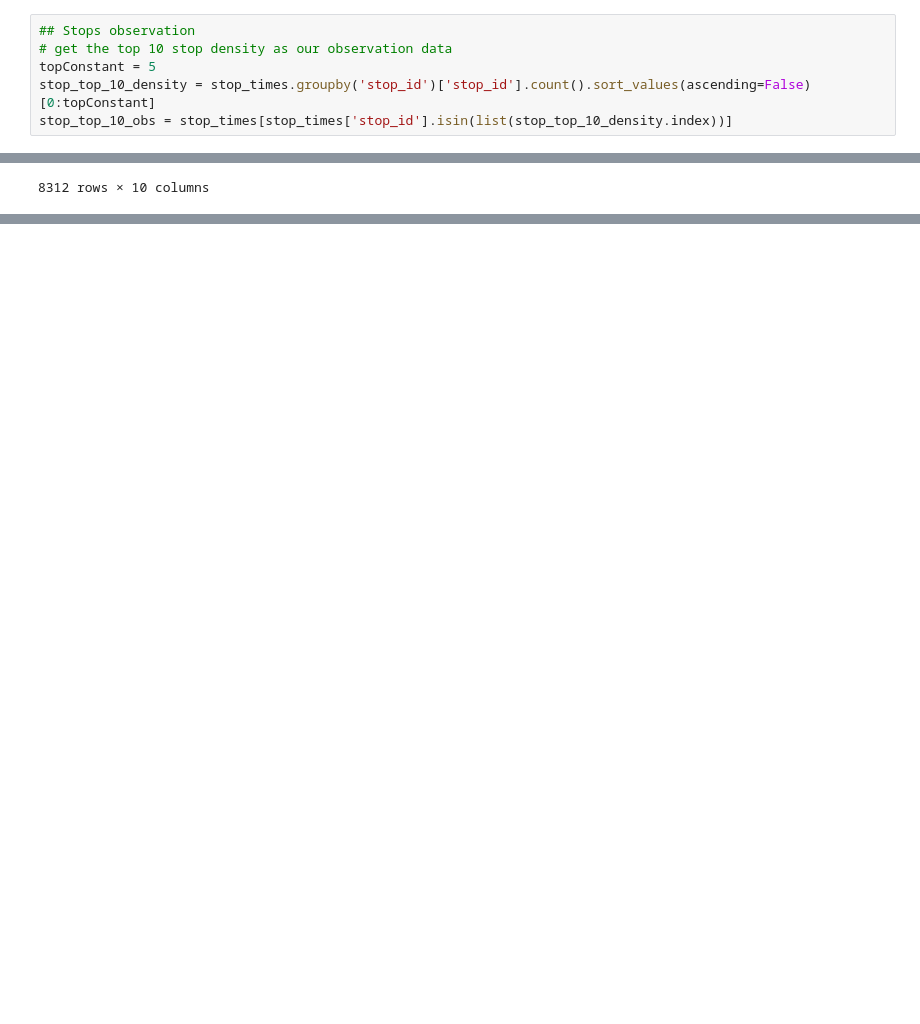
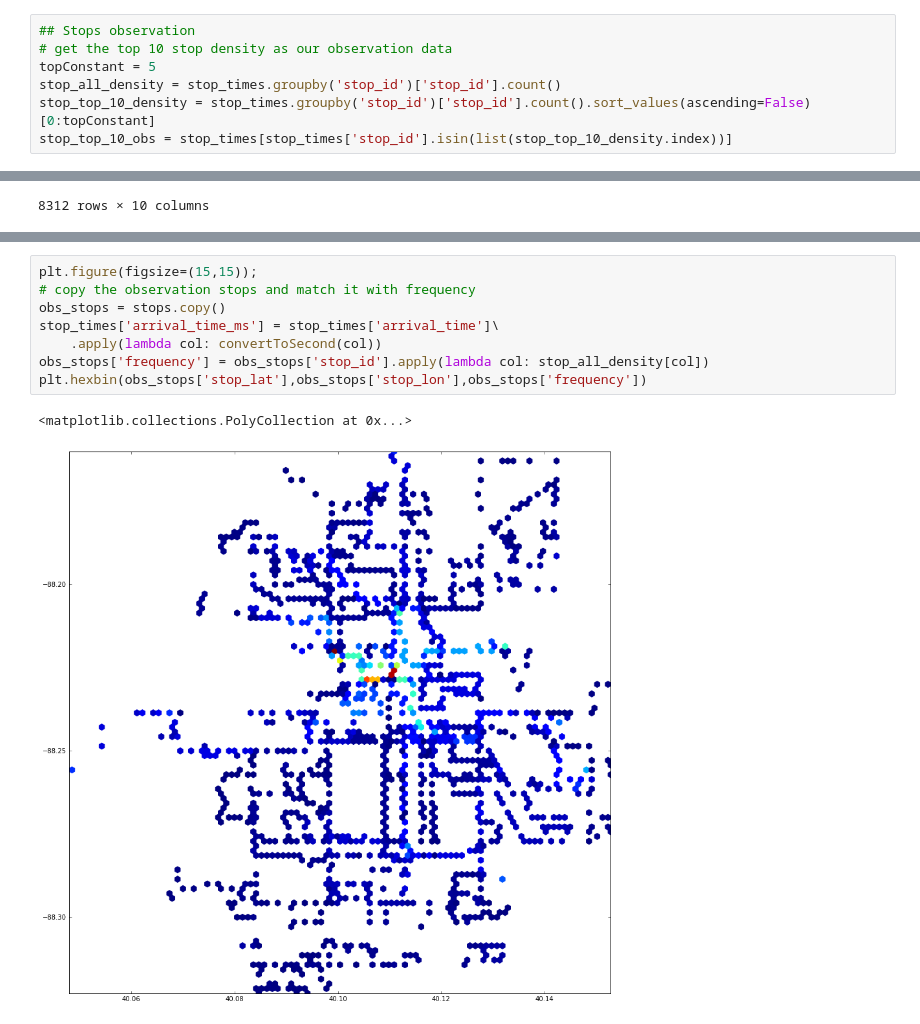
Before and after one commit to nikolausn/project-spring2017, a Jupyter notebook: part1/cumtd.ipynb, the cells around one changed output, grey strips where cells are left out. Drawn from its saved outputs; the diff is of its cells as text; blank space fills up the shorter version.

Commit message:
Stop, Distance, and Travel Time distribution

```diff
--- a/part1/cumtd.ipynb
+++ b/part1/cumtd.ipynb
@@ -270,6 +258,7 @@ list(range(1,11))
 ## Stops observation
 # get the top 10 stop density as our observation data
 topConstant = 5
+stop_all_density = stop_times.groupby('stop_id')['stop_id'].count()
 stop_top_10_density = stop_times.groupby('stop_id')['stop_id'].count().sort_values(ascending=False)[0:topConstant]
 stop_top_10_obs = stop_times[stop_times['stop_id'].isin(list(stop_top_10_density.index))]
 # %%
@@ -348,0 +375,11 @@ high_time/
+# %%
+plt.figure(figsize=(15,15));
+# copy the observation stops and match it with frequency
+obs_stops = stops.copy()
+stop_times['arrival_time_ms'] = stop_times['arrival_time']\
+    .apply(lambda col: convertToSecond(col))
+obs_stops['frequency'] = obs_stops['stop_id'].apply(lambda col: stop_all_density[col])
+plt.hexbin(obs_stops['stop_lat'],obs_stops['stop_lon'],obs_stops['frequency'])
+# %% [output]
+<matplotlib.collections.PolyCollection at 0x...>
+[figure, added]
```
Also changed, not shown: parts of 23 cells of this notebook.
